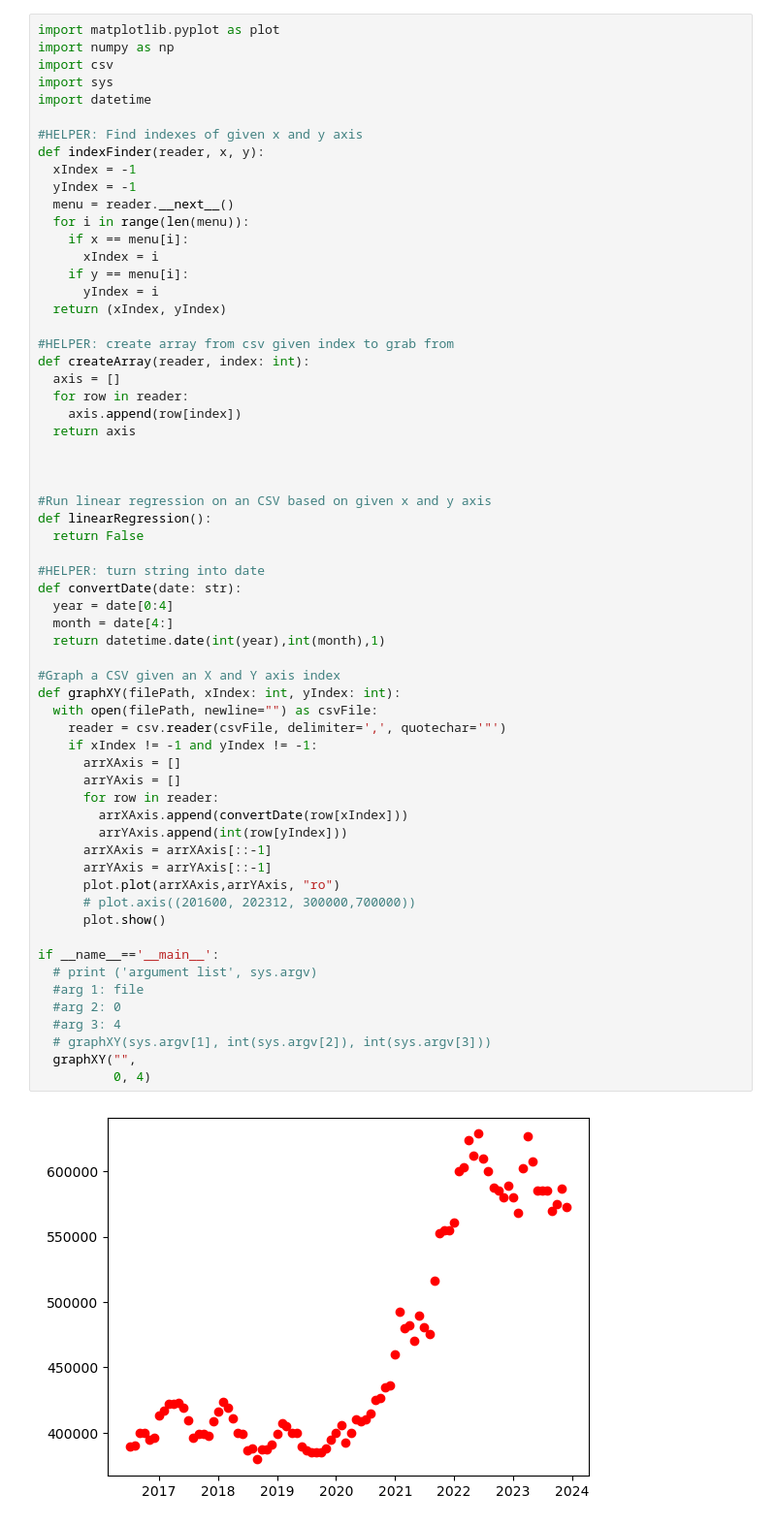
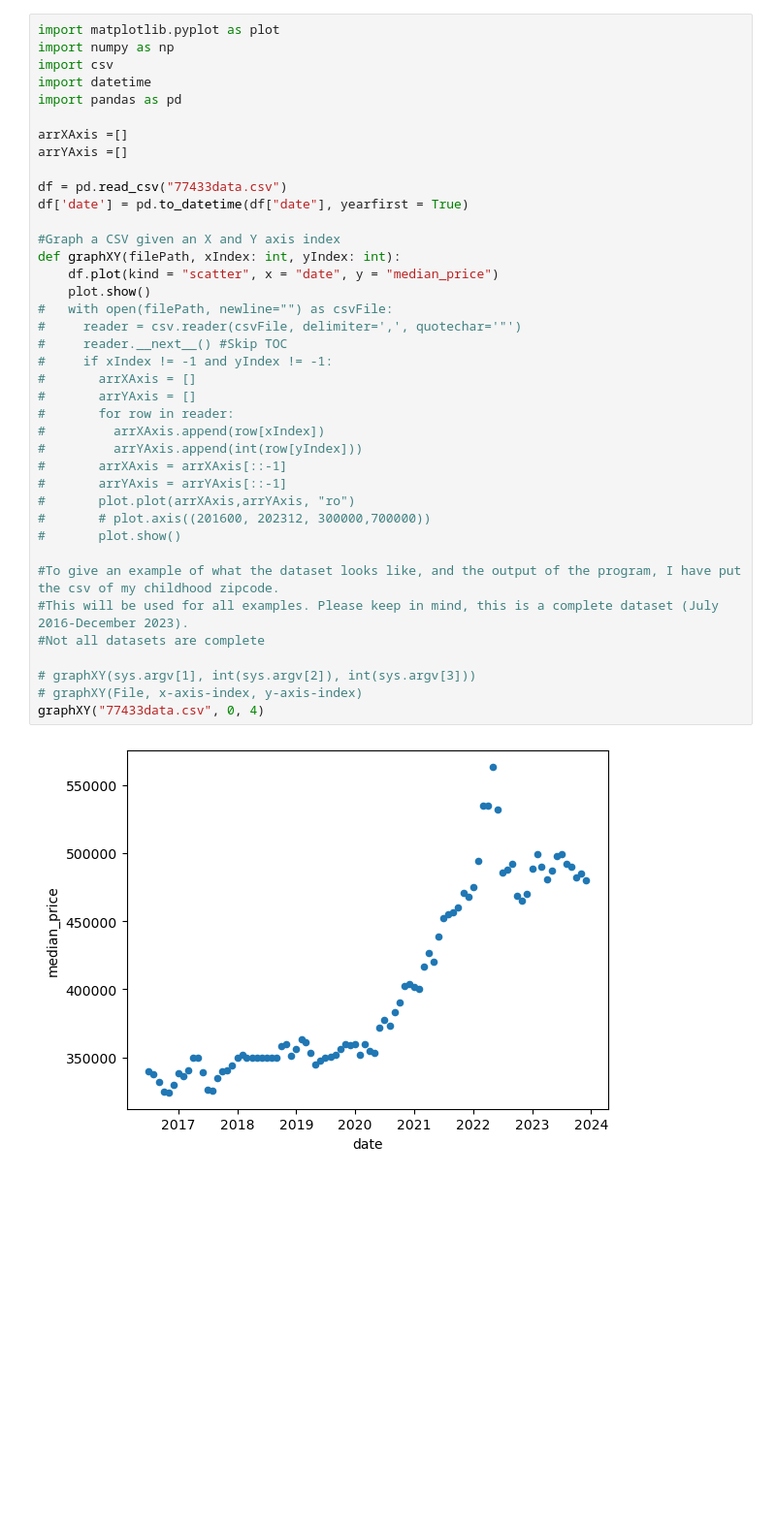
Before and after one commit to Kevin-Vigil/HousingMarketPredictor, a Jupyter notebook: data-finding/src/PricePredictor.ipynb, the cells around one changed output. Shown: that part at 97% size. Drawn from its saved outputs; the diff is of its cells as text; blank space fills up the shorter version.

Commit message:
Completed preprocessing for Price predictor

```diff
--- a/data-finding/src/PricePredictor.ipynb
+++ b/data-finding/src/PricePredictor.ipynb
@@ -1,64 +1,41 @@
 # %%
 import matplotlib.pyplot as plot
 import numpy as np
 import csv
-import sys
 import datetime
+import pandas as pd
 
-#HELPER: Find indexes of given x and y axis
-def indexFinder(reader, x, y):
-  xIndex = -1
-  yIndex = -1
-  menu = reader.__next__()
-  for i in range(len(menu)):
-    if x == menu[i]:
-      xIndex = i
-    if y == menu[i]:
-      yIndex = i
-  return (xIndex, yIndex)
+arrXAxis =[]
+arrYAxis =[]
 
-#HELPER: create array from csv given index to grab from
-def createArray(reader, index: int):
-  axis = []
-  for row in reader:
-    axis.append(row[index])
-  return axis
-
-
-
-#Run linear regression on an CSV based on given x and y axis
-def linearRegression():
-  return False
-
-#HELPER: turn string into date
-def convertDate(date: str):
-  year = date[0:4]
-  month = date[4:]
-  return datetime.date(int(year),int(month),1)
+df = pd.read_csv("77433data.csv")
+df['date'] = pd.to_datetime(df["date"], yearfirst = True)
 
 #Graph a CSV given an X and Y axis index
 def graphXY(filePath, xIndex: int, yIndex: int):
-  with open(filePath, newline="") as csvFile:
-    reader = csv.reader(csvFile, delimiter=',', quotechar='"')
-    if xIndex != -1 and yIndex != -1:
-      arrXAxis = []
-      arrYAxis = []
-      for row in reader:
-        arrXAxis.append(convertDate(row[xIndex]))
-        arrYAxis.append(int(row[yIndex]))
-      arrXAxis = arrXAxis[::-1]
-      arrYAxis = arrYAxis[::-1]
-      plot.plot(arrXAxis,arrYAxis, "ro")
-      # plot.axis((201600, 202312, 300000,700000))
-      plot.show()
+    df.plot(kind = "scatter", x = "date", y = "median_price")
+    plot.show()
+#   with open(filePath, newline="") as csvFile:
+#     reader = csv.reader(csvFile, delimiter=',', quotechar='"')
+#     reader.__next__() #Skip TOC
+#     if xIndex != -1 and yIndex != -1:
+#       arrXAxis = []
+#       arrYAxis = []
+#       for row in reader:
+#         arrXAxis.append(row[xIndex])
+#         arrYAxis.append(int(row[yIndex]))
+#       arrXAxis = arrXAxis[::-1]
+#       arrYAxis = arrYAxis[::-1]
+#       plot.plot(arrXAxis,arrYAxis, "ro")
+#       # plot.axis((201600, 202312, 300000,700000))
+#       plot.show()
 
-if __name__=='__main__':
-  # print ('argument list', sys.argv)
-  #arg 1: file
-  #arg 2: 0
-  #arg 3: 4
-  # graphXY(sys.argv[1], int(sys.argv[2]), int(sys.argv[3]))
-  graphXY("",
-          0, 4)
+#To give an example of what the dataset looks like, and the output of the program, I have put the csv of my childhood zipcode.
+#This will be used for all examples. Please keep in mind, this is a complete dataset (July 2016-December 2023).
+#Not all datasets are complete
+
+# graphXY(sys.argv[1], int(sys.argv[2]), int(sys.argv[3]))
+# graphXY(File, x-axis-index, y-axis-index)
+graphXY("77433data.csv", 0, 4)
 # %% [output]
-[figure, old version]
+[figure, new version]
```
Also changed, not shown: parts of 3 cells of this notebook.
